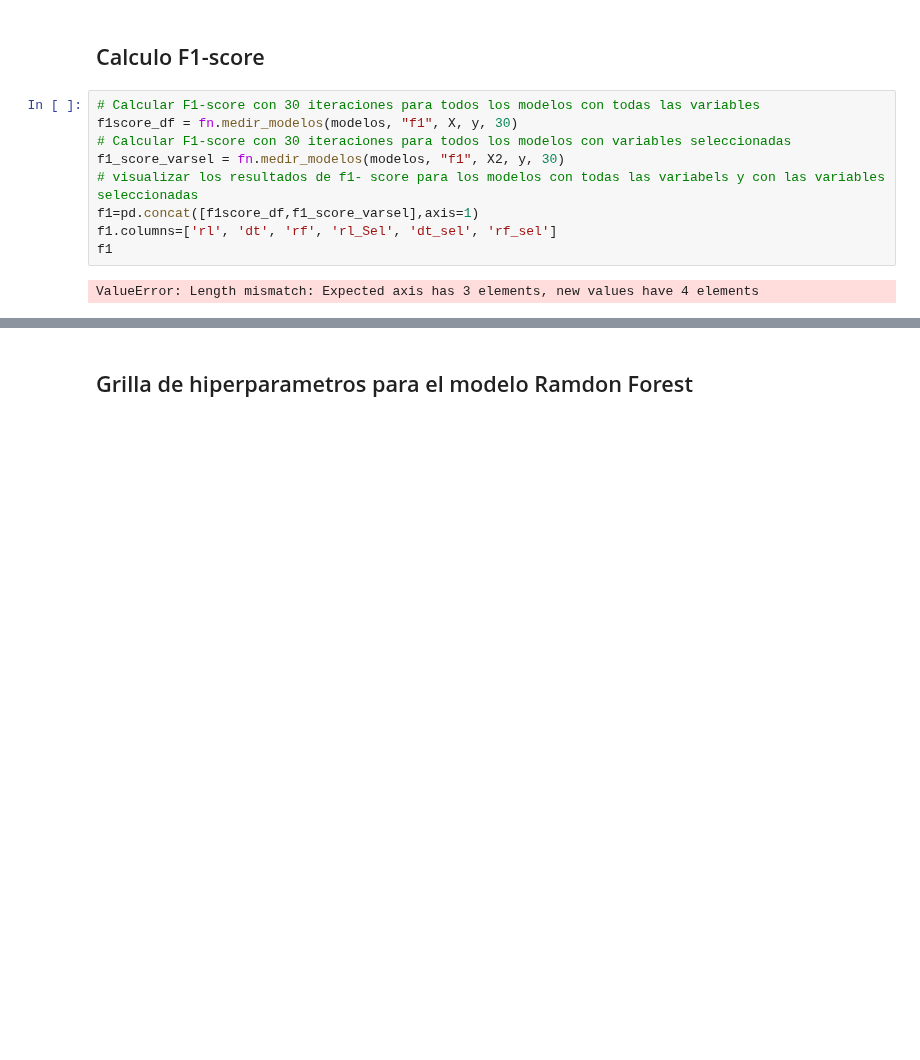
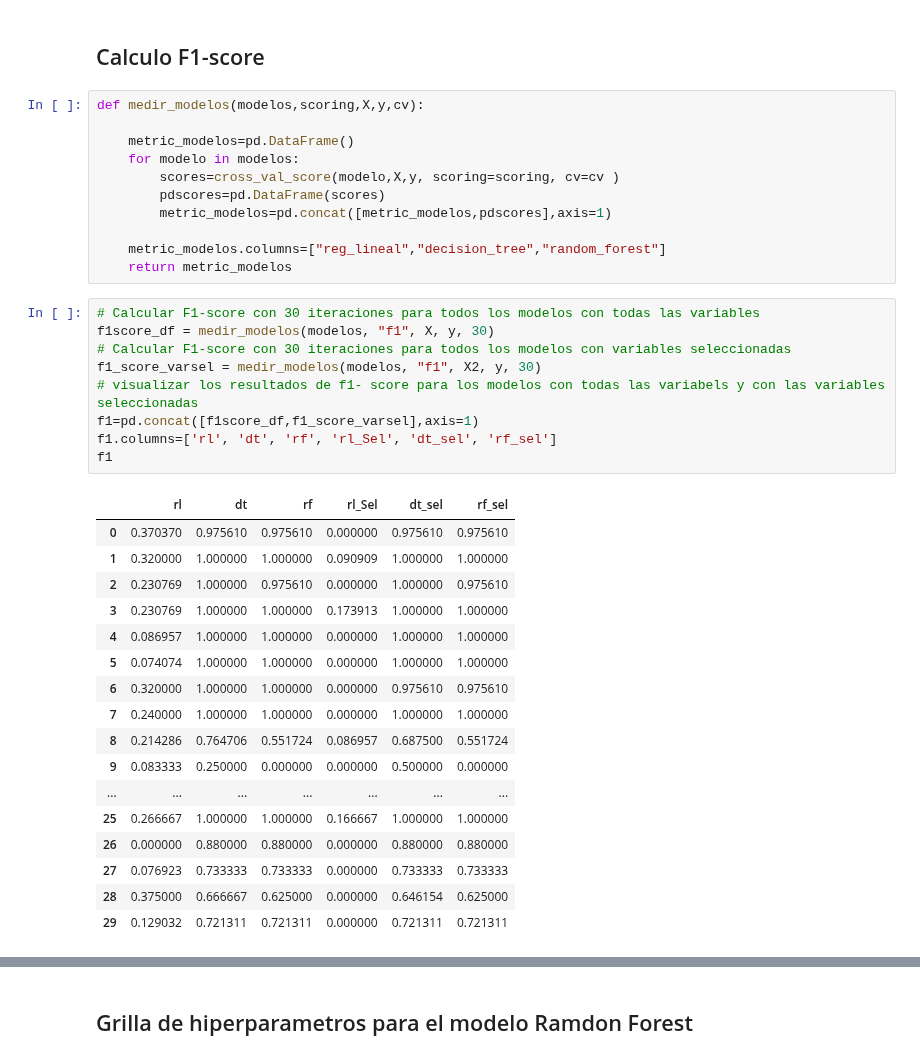
Before and after one commit to auramolina/Anal-tica-en-recursos-humanos, a Jupyter notebook: c_Modelado.ipynb, the cells around one changed output, grey strips where cells are left out. Drawn from its saved outputs; the diff is of its cells as text; blank space fills up the shorter version.

```diff
--- a/c_Modelado.ipynb
+++ b/c_Modelado.ipynb
@@ -94,17 +92,44 @@ X.info()
 # <font color='0C2054'><b>Modelado
 # %% [markdown]
 ## <font color='0C2054'>Calculo F1-score
+# %%
+def medir_modelos(modelos,scoring,X,y,cv):
+
+    metric_modelos=pd.DataFrame()
+    for modelo in modelos:
+        scores=cross_val_score(modelo,X,y, scoring=scoring, cv=cv )
+        pdscores=pd.DataFrame(scores)
+        metric_modelos=pd.concat([metric_modelos,pdscores],axis=1)
+
+    metric_modelos.columns=["reg_lineal","decision_tree","random_forest"]
+    return metric_modelos
 # %%
 # Calcular F1-score con 30 iteraciones para todos los modelos con todas las variables
-f1score_df = fn.medir_modelos(modelos, "f1", X, y, 30)
+f1score_df = medir_modelos(modelos, "f1", X, y, 30)
 # Calcular F1-score con 30 iteraciones para todos los modelos con variables seleccionadas
-f1_score_varsel = fn.medir_modelos(modelos, "f1", X2, y, 30)
+f1_score_varsel = medir_modelos(modelos, "f1", X2, y, 30)
 # visualizar los resultados de f1- score para los modelos con todas las variabels y con las variables seleccionadas
 f1=pd.concat([f1score_df,f1_score_varsel],axis=1)
 f1.columns=['rl', 'dt', 'rf', 'rl_Sel', 'dt_sel', 'rf_sel']
 f1
 # %% [output]
-ValueError: Length mismatch: Expected axis has 3 elements, new values have 4 elements
+|  | rl | dt | rf | rl_Sel | dt_sel | rf_sel |
+| 0 | 0.370370 | 0.975610 | 0.975610 | 0.000000 | 0.975610 | 0.975610 |
+| 1 | 0.320000 | 1.000000 | 1.000000 | 0.090909 | 1.000000 | 1.000000 |
+| 2 | 0.230769 | 1.000000 | 0.975610 | 0.000000 | 1.000000 | 0.975610 |
+| 3 | 0.230769 | 1.000000 | 1.000000 | 0.173913 | 1.000000 | 1.000000 |
+| 4 | 0.086957 | 1.000000 | 1.000000 | 0.000000 | 1.000000 | 1.000000 |
+| 5 | 0.074074 | 1.000000 | 1.000000 | 0.000000 | 1.000000 | 1.000000 |
+| 6 | 0.320000 | 1.000000 | 1.000000 | 0.000000 | 0.975610 | 0.975610 |
+| 7 | 0.240000 | 1.000000 | 1.000000 | 0.000000 | 1.000000 | 1.000000 |
+| 8 | 0.214286 | 0.764706 | 0.551724 | 0.086957 | 0.687500 | 0.551724 |
+| 9 | 0.083333 | 0.250000 | 0.000000 | 0.000000 | 0.500000 | 0.000000 |
+| ... | ... | ... | ... | ... | ... | ... |
+| 25 | 0.266667 | 1.000000 | 1.000000 | 0.166667 | 1.000000 | 1.000000 |
+| 26 | 0.000000 | 0.880000 | 0.880000 | 0.000000 | 0.880000 | 0.880000 |
+| 27 | 0.076923 | 0.733333 | 0.733333 | 0.000000 | 0.733333 | 0.733333 |
+| 28 | 0.375000 | 0.666667 | 0.625000 | 0.000000 | 0.646154 | 0.625000 |
+| 29 | 0.129032 | 0.721311 | 0.721311 | 0.000000 | 0.721311 | 0.721311 |
 # %%
 # promedio de la metrica F1-score para todos los modelos con todas las variables y con las variables seleccionadas
 f1.mean()
```
Also changed, not shown: parts of 8 cells of this notebook.
